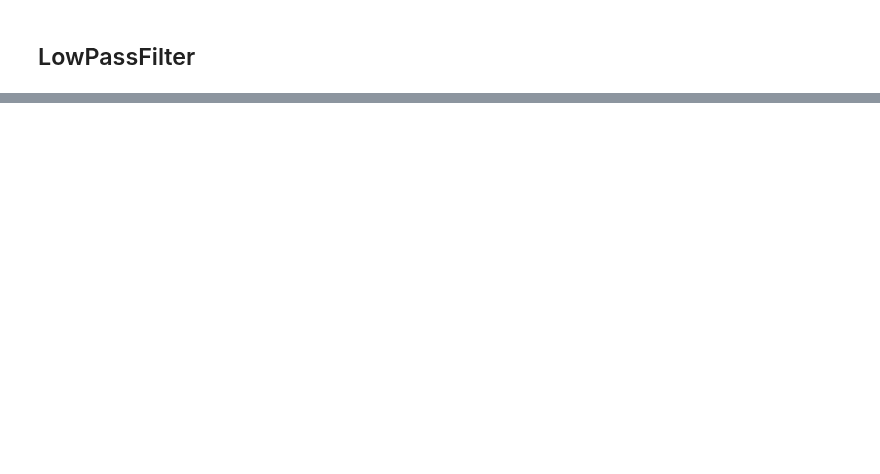
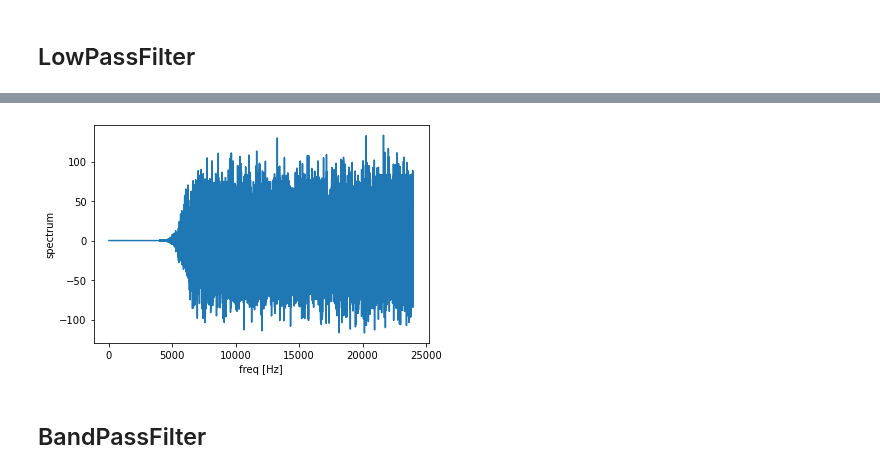
Before and after one commit to ryoma-jp/samples, a Jupyter notebook: python/filter/FilterSample.ipynb, the cells around one changed output, grey strips where cells are left out. Drawn from its saved outputs; the diff is of its cells as text; code cells hidden in the pictures; blank space fills up the shorter version.

```diff
--- a/python/filter/FilterSample.ipynb
+++ b/python/filter/FilterSample.ipynb
@@ -66,0 +88,13 @@ plt.close()
+# %%
+freq, data_hpf_fft = signal_fft(t, data_hpf)
+# %%
+plt.figure()
+plt.plot(freq, data_hpf_fft.real)
+plt.xlabel('freq [Hz]')
+plt.ylabel('spectrum')
+plt.show()
+plt.close()
+# %% [output]
+[figure, added]
+# %% [markdown]
+## BandPassFilter
```
Also changed, not shown: parts of 19 cells of this notebook.
